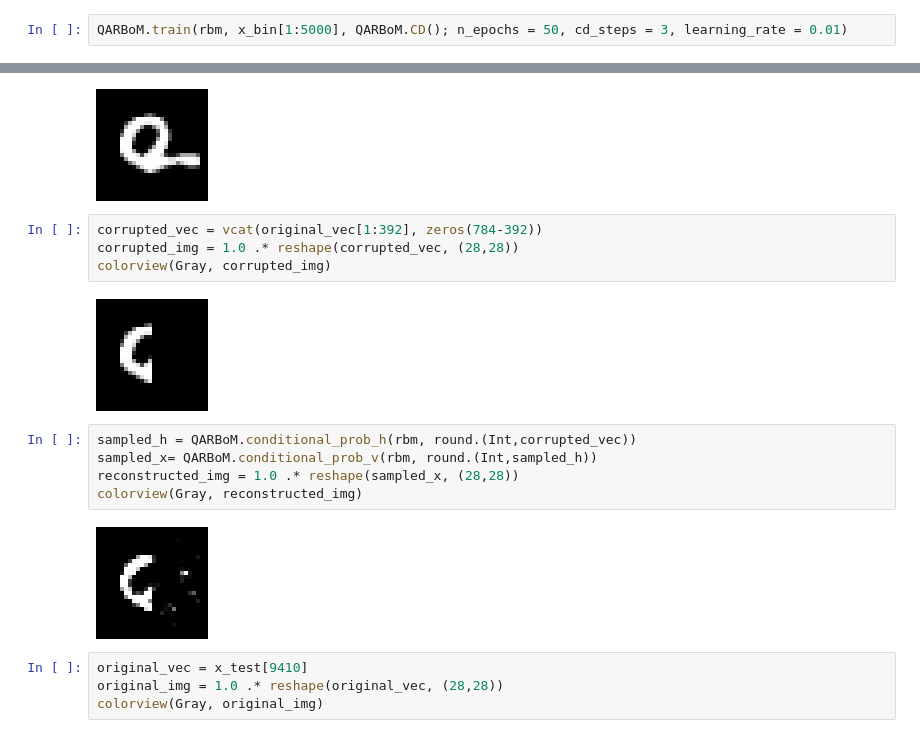
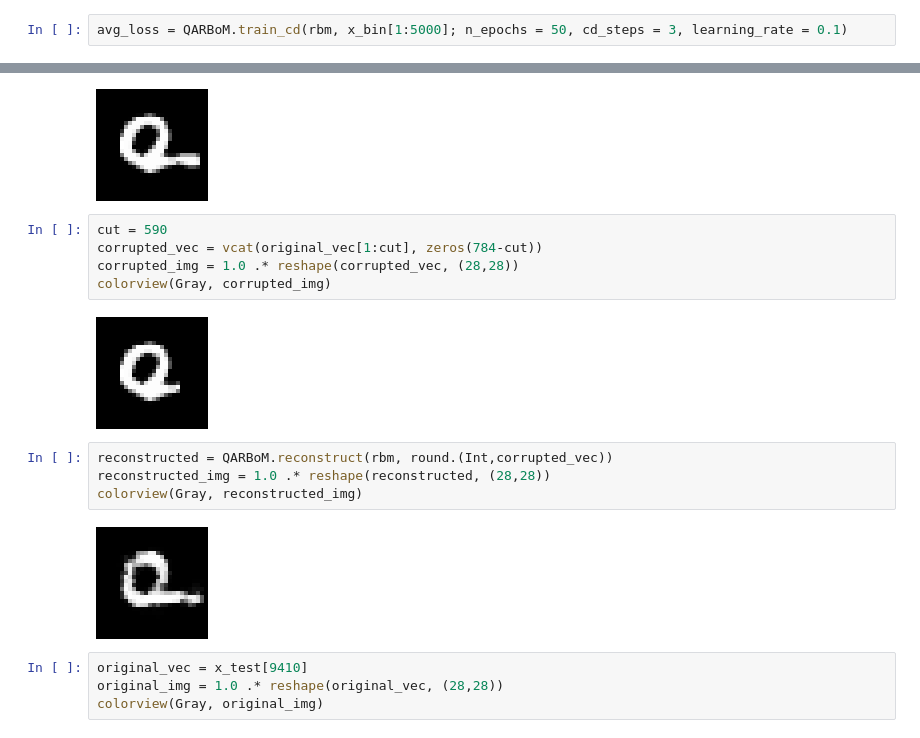
Before and after one commit to NITeQ/QARBoM.jl, a Jupyter notebook: example/MNIST.ipynb, the cells around one changed output, grey strips where cells are left out. Saved outputs shown, nothing was run; the diff lists cells and outputs as text.

```diff
--- a/example/MNIST.ipynb
+++ b/example/MNIST.ipynb
@@ -94,3 +138,3 @@ QARBoM.BernoulliRBM([-0.456540646205901 -0.17607476440941114 … 0.5835036925497
 # %%
-QARBoM.train(rbm, x_bin[1:5000], QARBoM.CD(); n_epochs = 50, cd_steps = 3, learning_rate = 0.01)
+avg_loss = QARBoM.train_cd(rbm, x_bin[1:5000]; n_epochs = 50, cd_steps = 3, learning_rate = 0.1)
 # %% [output]
@@ -181,18 +327,18 @@ colorview(Gray, original_img)
 # %% [output]
 [figure]
 # %%
-corrupted_vec = vcat(original_vec[1:392], zeros(784-392))
+cut = 590
+corrupted_vec = vcat(original_vec[1:cut], zeros(784-cut))
 corrupted_img = 1.0 .* reshape(corrupted_vec, (28,28))
 colorview(Gray, corrupted_img)
 # %% [output]
-[figure, old version]
+[figure, new version]
 # %%
-sampled_h = QARBoM.conditional_prob_h(rbm, round.(Int,corrupted_vec))
-sampled_x= QARBoM.conditional_prob_v(rbm, round.(Int,sampled_h))
-reconstructed_img = 1.0 .* reshape(sampled_x, (28,28))
+reconstructed = QARBoM.reconstruct(rbm, round.(Int,corrupted_vec))
+reconstructed_img = 1.0 .* reshape(reconstructed, (28,28))
 colorview(Gray, reconstructed_img)
 # %% [output]
-[figure, old version]
+[figure, new version]
 # %%
 original_vec = x_test[9410]
 original_img = 1.0 .* reshape(original_vec, (28,28))
```
Also changed, not shown: parts of 19 cells of this notebook, 8 other files.
